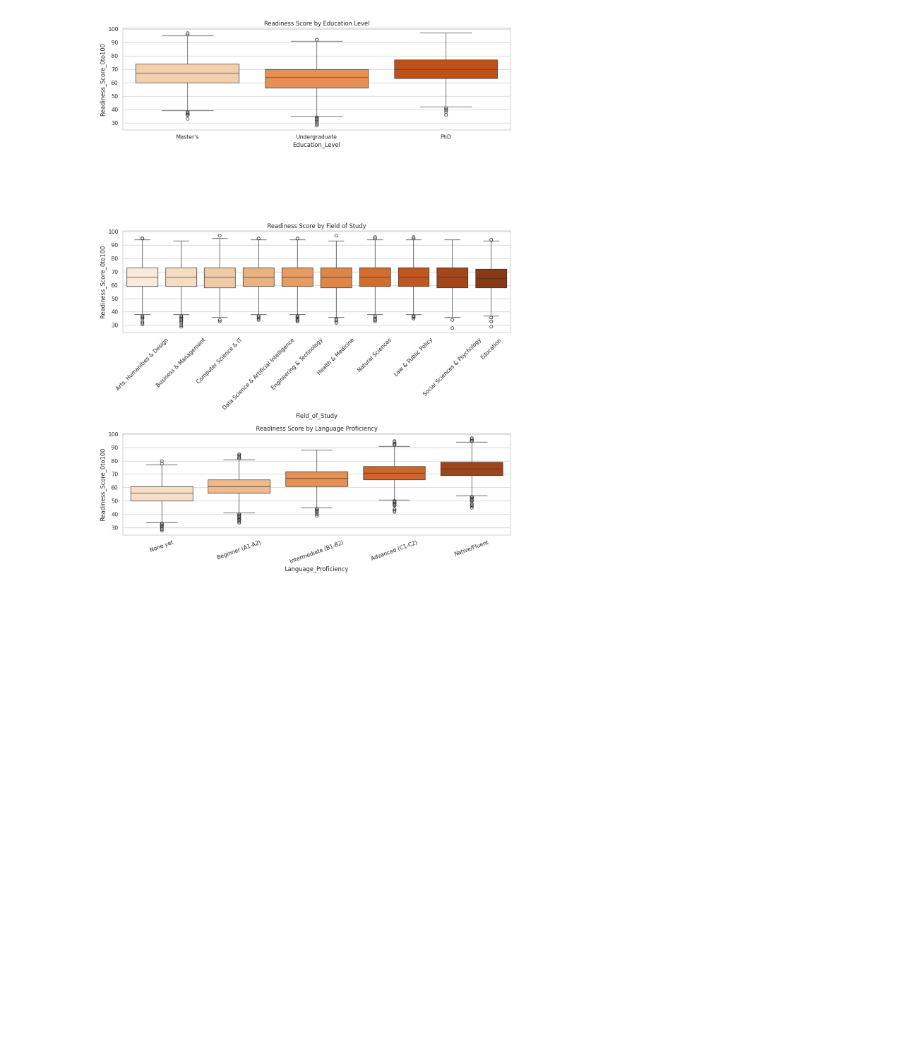
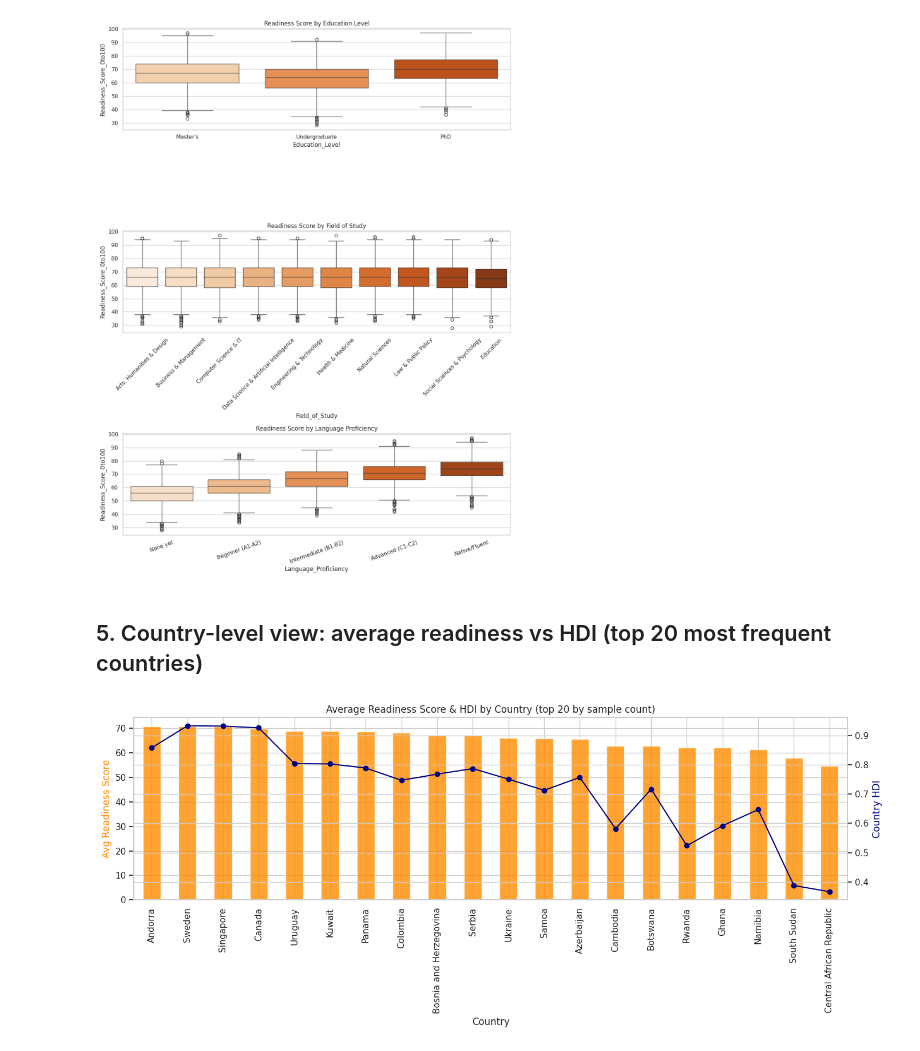
Before and after one commit to jannatul-fredaues/Global-Human-Development-Index-with-Explainable-AI, a Jupyter notebook: Prepossing/Student part/ghdi-student-part.ipynb, the cells around one changed output. Cells and saved outputs as stored; diff of their text form; code cells hidden in the pictures; blank space fills up the shorter version.

```diff
--- a/Prepossing/Student part/ghdi-student-part.ipynb
+++ b/Prepossing/Student part/ghdi-student-part.ipynb
@@ -204,3 +204,25 @@ Passing `palette` without assigning `hue` is deprecated and will be removed in v
 
   sns.boxplot(data=df, x="Language_Proficiency", y="Readiness_Score_0to100", order=lang_order, ax=axes[2], palette="Oranges")
 [figure]
+# %% [markdown]
+## 5. Country-level view: average readiness vs HDI (top 20 most frequent countries)
+# %%
+top_countries = df["Country"].value_counts().head(20).index
+country_stats = (df[df["Country"].isin(top_countries)]
+                  .groupby("Country")[["Country_HDI", "Readiness_Score_0to100"]]
+                  .mean()
+                  .sort_values("Readiness_Score_0to100", ascending=False))
+
+fig, ax1 = plt.subplots(figsize=(14, 6))
+country_stats["Readiness_Score_0to100"].plot(kind="bar", ax=ax1, color="darkorange", alpha=0.8)
+ax1.set_ylabel("Avg Readiness Score", color="darkorange")
+ax1.set_title("Average Readiness Score & HDI by Country (top 20 by sample count)")
+
+ax2 = ax1.twinx()
+ax2.plot(range(len(country_stats)), country_stats["Country_HDI"], color="navy", marker="o")
+ax2.set_ylabel("Country HDI", color="navy")
+
+plt.tight_layout()
+plt.show()
+# %% [output]
+[figure, added]
```
Also changed, not shown: parts of 4 cells of this notebook.
